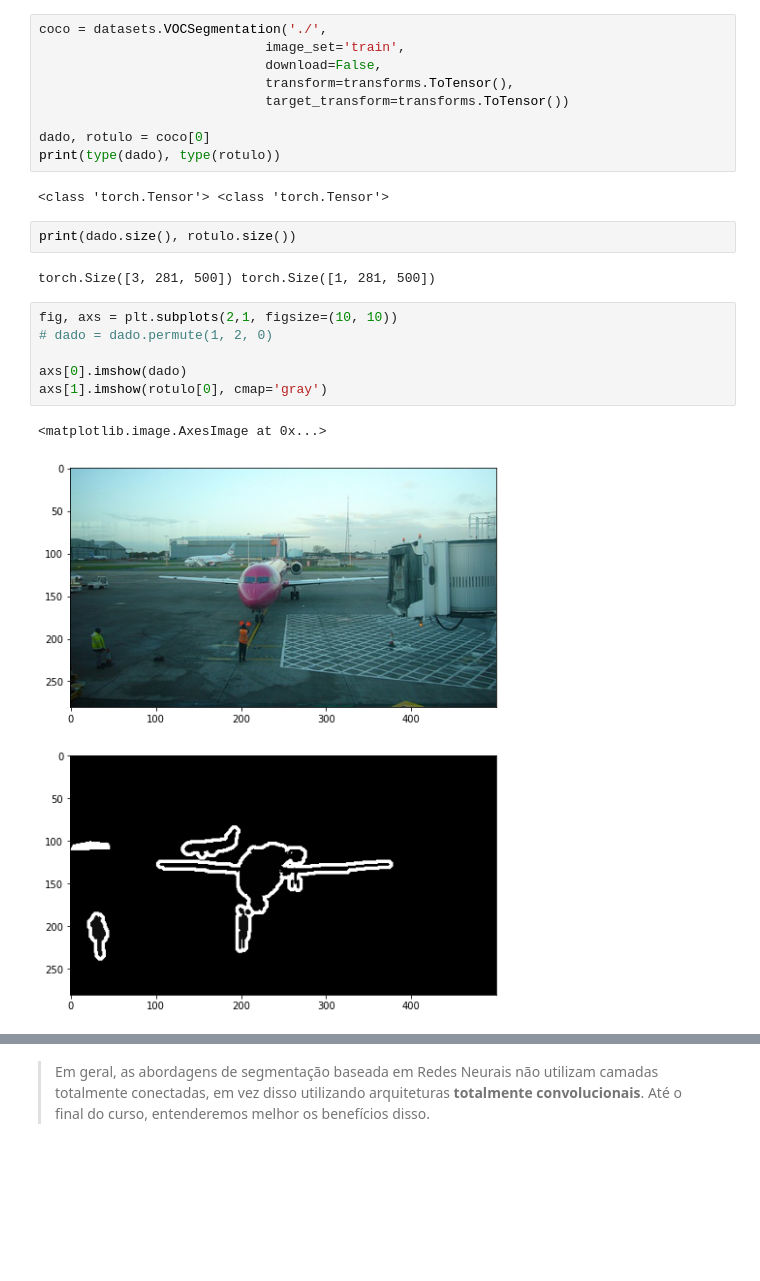
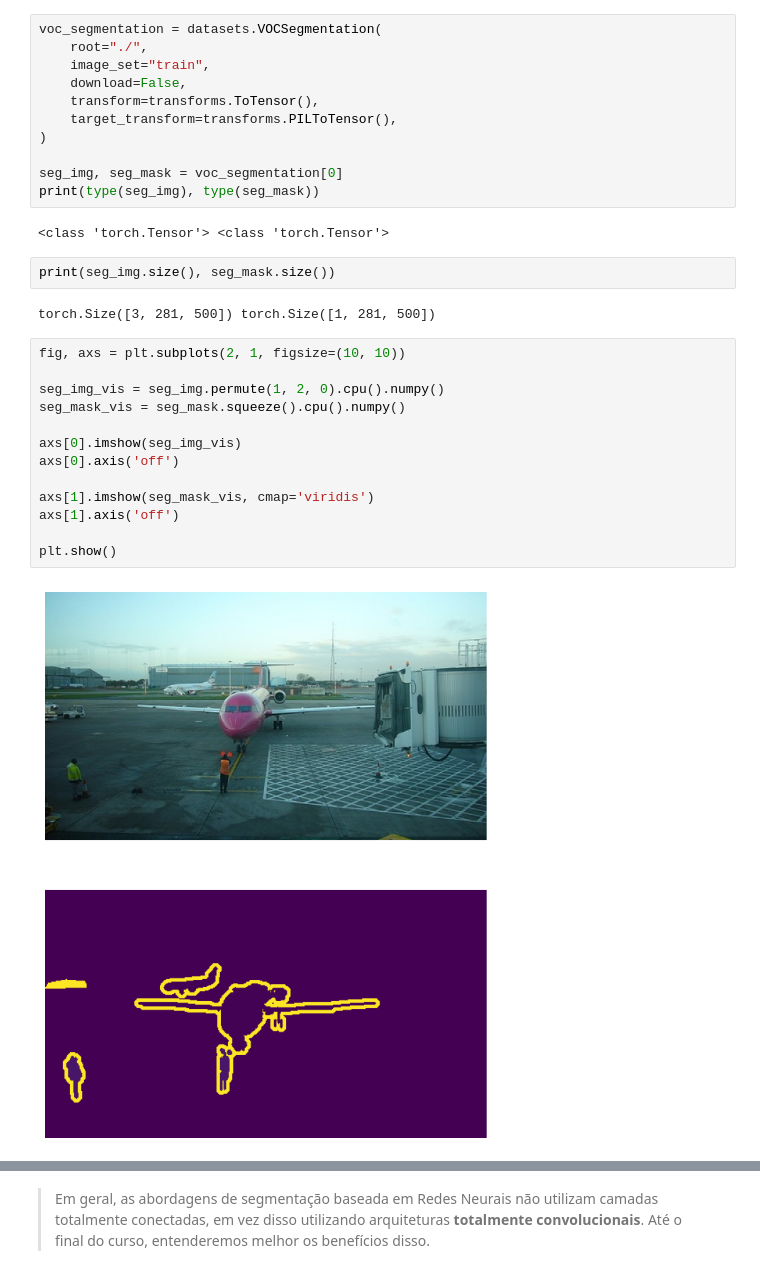
Before and after one commit to carlosvblessa/rn-convolucionais, a Jupyter notebook: 01-Datasets.ipynb, the cells around one changed output, grey strips where cells are left out. Cells and saved outputs as stored; diff of their text form; blank space fills up the shorter version.

```diff
--- a/01-Datasets.ipynb
+++ b/01-Datasets.ipynb
@@ -165,26 +177,34 @@ A tarefa de segmentação consiste em uma **rotulação densa**, prevendo a loca
 
 Os rótulos de segmentação em geral também são imagens, representando a máscara sobre o objeto que se deseja segmentar.
 # %%
-coco = datasets.VOCSegmentation('./',
-                             image_set='train',
-                             download=False,
-                             transform=transforms.ToTensor(),
-                             target_transform=transforms.ToTensor())
+voc_segmentation = datasets.VOCSegmentation(
+    root="./",
+    image_set="train",
+    download=False,
+    transform=transforms.ToTensor(),
+    target_transform=transforms.PILToTensor(),
+)
 
-dado, rotulo = coco[0]
-print(type(dado), type(rotulo))
+seg_img, seg_mask = voc_segmentation[0]
+print(type(seg_img), type(seg_mask))
 # %% [output]
 <class 'torch.Tensor'> <class 'torch.Tensor'>
 # %%
-print(dado.size(), rotulo.size())
+print(seg_img.size(), seg_mask.size())
 # %% [output]
 torch.Size([3, 281, 500]) torch.Size([1, 281, 500])
 # %%
-fig, axs = plt.subplots(2,1, figsize=(10, 10))
-# dado = dado.permute(1, 2, 0)
+fig, axs = plt.subplots(2, 1, figsize=(10, 10))
 
-axs[0].imshow(dado)
-axs[1].imshow(rotulo[0], cmap='gray')
+seg_img_vis = seg_img.permute(1, 2, 0).cpu().numpy()
+seg_mask_vis = seg_mask.squeeze().cpu().numpy()
+
+axs[0].imshow(seg_img_vis)
+axs[0].axis('off')
+
+axs[1].imshow(seg_mask_vis, cmap='viridis')
+axs[1].axis('off')
+
+plt.show()
 # %% [output]
-<matplotlib.image.AxesImage at 0x...>
-[figure, old version]
+[figure, new version]
```
Also changed, not shown: parts of 9 cells of this notebook, 1 other file.
